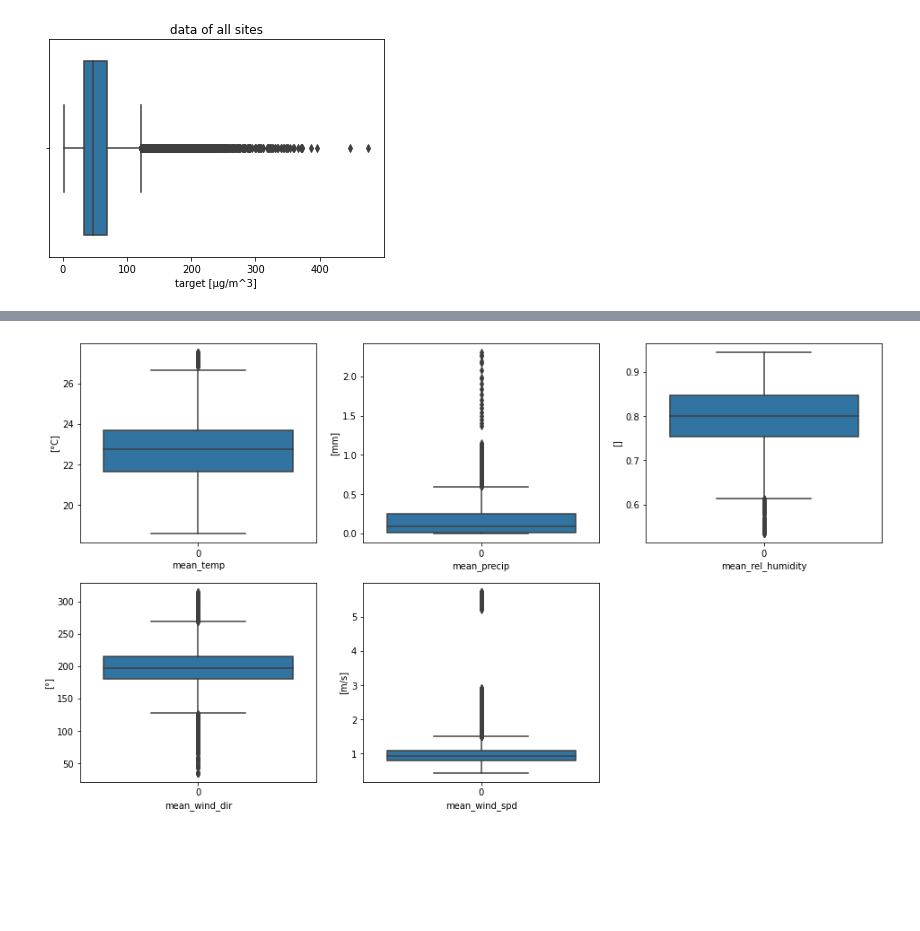
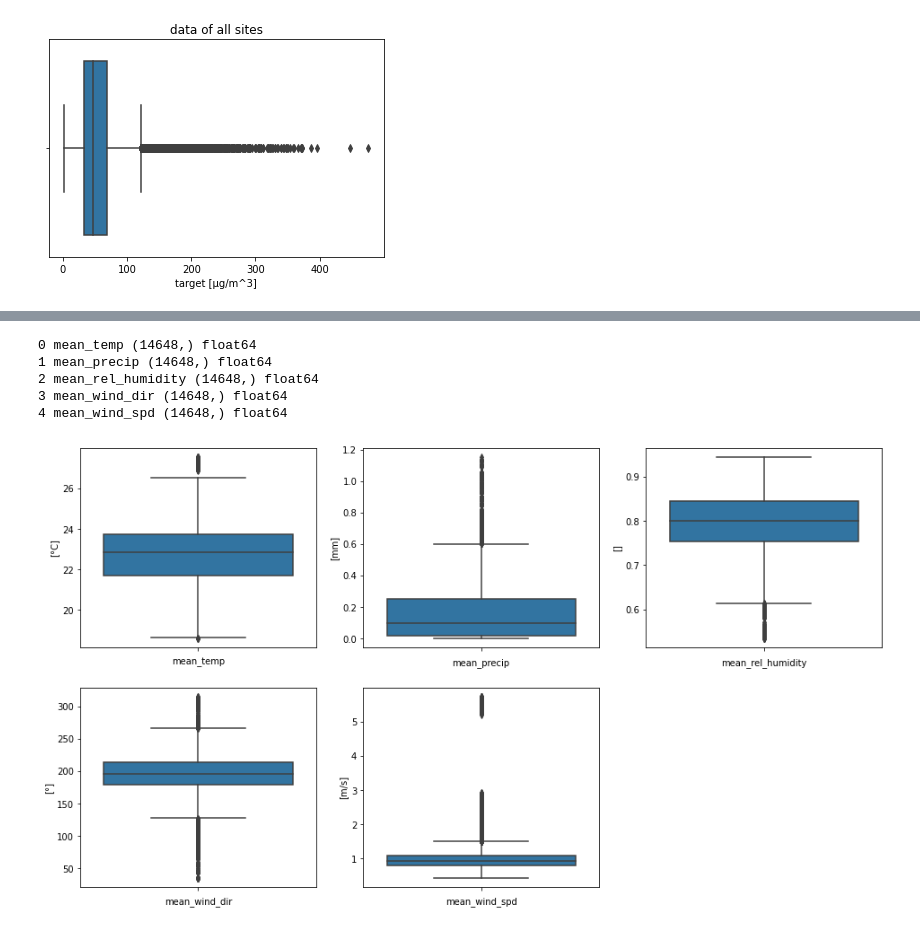
Before and after one commit to JeromeSauer/Project2_AirQuality, a Jupyter notebook: Project2_EDA.ipynb, the cells around one changed output, grey strips where cells are left out. Cells and saved outputs as stored; diff of their text form; code cells hidden in the pictures; blank space fills up the shorter version.

```diff
--- a/Project2_EDA.ipynb
+++ b/Project2_EDA.ipynb
@@ -128,3 +137,8 @@ ax.set_title('data of all sites')
 # %% [output]
 Text(0.5, 1.0, 'data of all sites')
 [figure]
+# %%
+# calculate mean of feature dependent on lead day
+for var in ['precip','temp','wind_dir','wind_spd','rel_humidity','atmos_press']:
+    for ind_range in [(0,23),(24,47),(48,71),(72,95),(96,121)]:
+        train_data = aggregate_features_advanced(train_data,var,ind_range[0],ind_range[1])
@@ -131,6 +185,6 @@ Text(0.5, 1.0, 'data of all sites')
 # %%
 # remove np.nan values in features and add columns with statistics
-for col_name in train_data.columns.drop(['ID','location','target']):
+for col_name in ['temp','precip','rel_humidity','wind_dir','wind_spd']:
+    #print(train_data[col_name])
     train_data[col_name] = train_data[col_name].apply(remove_nan_values)
     train_data = aggregate_features(train_data,col_name)
-train_data.info()
@@ -154,0 +191,2 @@ memory usage: 1.8+ MB
+# %%
+train_data.dropna(inplace=True)
@@ -158,16 +216,22 @@ features = ['mean_temp','mean_precip','mean_rel_humidity','mean_wind_dir','mean_
 # %%
 # look at distributions of mean features
 fig,ax=plt.subplots(nrows=2,ncols=3,figsize=(16,9))
 ax = np.reshape(ax,6)
 units = ['[°C]','[mm]','[]','[°]','[m/s]']
 
 for i,variable in enumerate(features):
-    sns.boxplot(data=train_data[variable],ax=ax[i])
+    print(i,variable,train_data[variable].shape,train_data[variable].dtypes)
+    sns.boxplot(y=train_data[variable],ax=ax[i])
     ax[i].set_xlabel(variable)
     ax[i].set_ylabel(units[i])
 ax[-1].remove()
 # %% [output]
+0 mean_temp (14648,) float64
+1 mean_precip (14648,) float64
+2 mean_rel_humidity (14648,) float64
+3 mean_wind_dir (14648,) float64
+4 mean_wind_spd (14648,) float64
-[figure, old version]
+[figure, new version]
 # %%
 fig,ax = plt.subplots(nrows=2,ncols=3,squeeze=False,figsize=(16,9))
 ax = np.reshape(ax,6)
```
Also changed, not shown: parts of 9 cells of this notebook.
